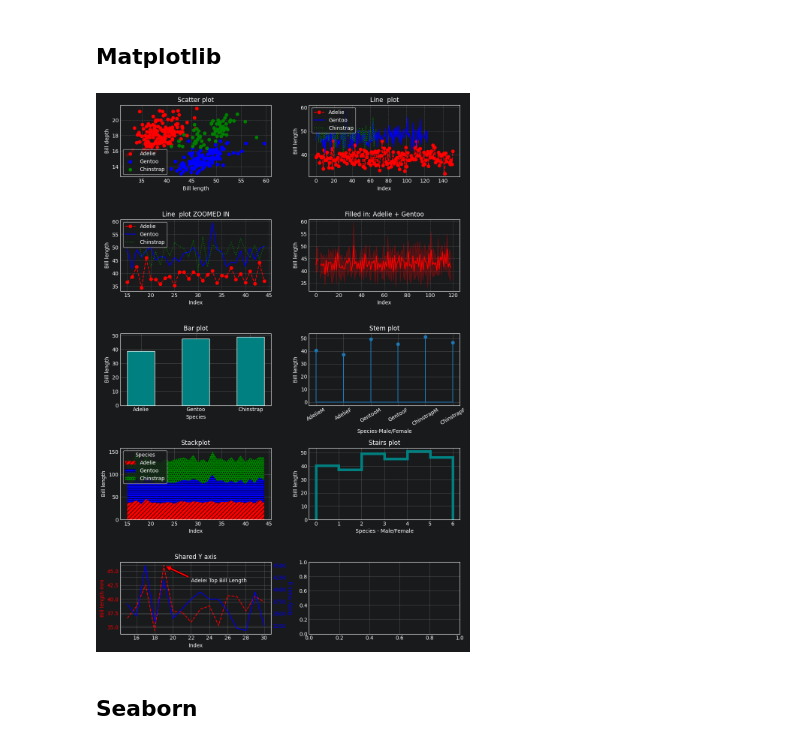
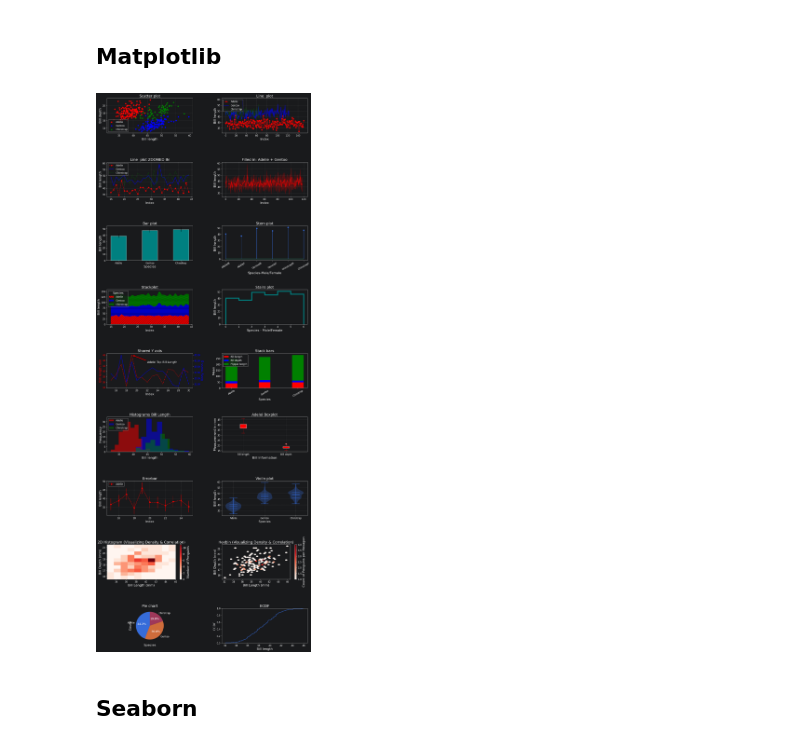
Before and after one commit to carlosjesuscaro/data_analysis_summary, a Jupyter notebook: Visualizations.ipynb, the cells around one changed output. Saved outputs shown, nothing was run; the diff lists cells and outputs as text; code cells hidden in the pictures.

```diff
--- a/Visualizations.ipynb
+++ b/Visualizations.ipynb
@@ -34,7 +44,14 @@ adelei = data[data.species == 'Adelie']
 gentoo = data[data.species == 'Gentoo']
 chinstrap = data[data.species == 'Chinstrap']
 
-fig, ax = plt.subplots(5, 2, figsize=(10,15))
+plt.rc('font', size=14)          # Controls default text sizes
+plt.rc('axes', titlesize=18)     # Size of the subplot titles
+plt.rc('axes', labelsize=16)     # Size of the x and y labels
+plt.rc('xtick', labelsize=12)    # Size of the tick labels
+plt.rc('ytick', labelsize=12)    # Size of the tick labels
+plt.rc('legend', fontsize=12)    # Legend text size
+
+fig, ax = plt.subplots(9, 2, figsize=(16, 40))
 
 # Scatter plot
 ax[0, 0].scatter(adelei.bill_length_mm, adelei.bill_depth_mm, color='red', label='Adelie')
@@ -80,18 +97,20 @@ ax[1, 1].grid(True, linestyle='--', which='major', axis='both')
 
 # Bar plot (X vs. Height)
 species = ['Adelie', 'Gentoo', 'Chinstrap']
-bill_length = [adelei.bill_length_mm.mean(), gentoo.bill_length_mm.mean(), chinstrap.bill_length_mm.mean()]
-ax[2, 0].bar(species, bill_length, color='teal', edgecolor='white', width=0.5)
+bill_length_mean = [adelei.bill_length_mm.mean(), gentoo.bill_length_mm.mean(), chinstrap.bill_length_mm.mean()]
+bill_length_std = [adelei.bill_length_mm.std(), gentoo.bill_length_mm.std(), chinstrap.bill_length_mm.std()]
+ax[2, 0].bar(species, bill_length_mean, color='teal', edgecolor='white', width=0.5, yerr=bill_length_std)
 ax[2, 0].set_title('Bar plot')
 ax[2, 0].set_xlabel('Species')
 ax[2, 0].set_ylabel('Bill length')
 
 # Stem plot (useful when there are too many categorical variables)
-species = ['AdelieM', 'AdelieF', 'GentooM', 'GentooF', 'ChinstrapM', 'ChinstrapF']
+species_sex = ['AdelieM', 'AdelieF', 'GentooM', 'GentooF', 'ChinstrapM', 'ChinstrapF']
 bill_length_sex = [adelei.query('sex == "male"').bill_length_mm.mean(), adelei.query('sex == "female"').bill_length_mm.mean(), gentoo.query('sex == "male"').bill_length_mm.mean(), gentoo.query('sex == "female"').bill_length_mm.mean(), chinstrap.query('sex == "male"').bill_length_mm.mean(), chinstrap.query('sex == "female"').bill_length_mm.mean()]
-ax[2, 1].stem(species, bill_length_sex)
+ax[2, 1].stem(species_sex, bill_length_sex)
 ax[2, 1].set_title('Stem plot')
-ax[2, 1].set_xticklabels(species, rotation=30)
+ax[2, 1].set_xticks(range(len(species_sex)))
+ax[2, 1].set_xticklabels(species_sex, rotation=30)
 ax[2, 1].set_xlabel('Species-Male/Female')
 ax[2, 1].set_ylabel('Bill length')
 
@@ -99,35 +118,109 @@ ax[2, 1].set_ylabel('Bill length')
 bill_zoom_matrix = np.vstack([adelei['bill_length_mm'].iloc[15:45], gentoo['bill_length_mm'].iloc[15:45], chinstrap['bill_length_mm'].iloc[15:45]])
 ax[3, 0].stackplot(zoomed_in, bill_zoom_matrix, labels=['Adelie', 'Gentoo', 'Chinstrap'], baseline='zero', colors=['red', 'blue', 'green'], hatch=['///', '---', '...'])
 ax[3, 0].set_title('Stackplot')
 ax[3, 0].set_xlabel('Index')
 ax[3, 0].set_ylabel('Bill length')
 ax[3, 0].legend(loc='upper left', title='Species')
 
 # Stairs
 ax[3, 1].stairs(bill_length_sex, linewidth=5, fill=False, color='teal', orientation='vertical')
 ax[3, 1].set_title('Stairs plot')
 ax[3, 1].set_xlabel('Species - Male/Female')
 ax[3, 1].set_ylabel('Bill length')
 
 # Shared Y axis
 zoomed_in = np.arange(15, 31)
 ax[4, 0].plot(zoomed_in, adelei['bill_length_mm'].iloc[15:31], color='red', linestyle='--')
 ax[4, 0].set_title('Shared Y axis')
 ax[4, 0].set_xlabel('Index')
 ax[4, 0].set_ylabel('Bill length mm', color='red')
 ax[4, 0].tick_params(axis='y', labelcolor='red')
 ax[4, 0].annotate('Adelei Top Bill Length', xy=(19, 46), xytext=(22, 43), arrowprops=dict(facecolor='red', shrink=0.05))
 
 ax2 = ax[4, 0].twinx()
 ax2.plot(zoomed_in, adelei['body_mass_g'].iloc[15:31], color='blue', linestyle='-')
 ax2.set_ylabel('Body mass g', color='blue')
 ax2.tick_params(axis='y', labelcolor='blue')
 
+# Stack bars
+ax[4, 1].bar(summary.index, summary['bill_length_mm'], width=0.35, label='Bill length', color='red')
+ax[4, 1].bar(summary.index, summary['bill_depth_mm'], bottom=summary['bill_length_mm'], width=0.35, label='Bill depth', color='blue')
+ax[4, 1].bar(summary.index, summary['flipper_length_mm'], bottom=summary['bill_length_mm'] + summary['bill_depth_mm'], width=0.35, label='Flipper length', color='green')
+ax[4, 1].legend(loc='upper left')
+ax[4, 1].set_title('Stack bars')
+ax[4, 1].set_xticks(range(len(species)))
+ax[4, 1].set_xticklabels(species, rotation=30)
+ax[4, 1].set_xlabel('Species')
+ax[4, 1].set_ylabel('Mean')
 
-plt.tight_layout()
+# Histograms
+ax[5, 0].hist(adelei['bill_length_mm'], bins=10, color='red', alpha=0.5, label='Adelie', histtype='bar')
+ax[5, 0].hist(gentoo['bill_length_mm'], bins=10, color='blue', alpha=0.5, label='Gentoo', histtype='bar')
+ax[5, 0].hist(chinstrap['bill_length_mm'], bins=10, color='green', alpha=0.5, label='Chinstrap', histtype='bar')
+ax[5, 0].legend(loc='upper left')
+ax[5, 0].set_title('Histograms Bill Length')
+ax[5, 0].set_xlabel('Bill length')
+ax[5, 0].set_ylabel('Frequency')
+
+# Boxplot
+ax[5, 1].boxplot([adelei['bill_length_mm'].ffill(), adelei['bill_depth_mm'].ffill()], tick_labels=['Bill length', 'Bill depth'], patch_artist=True, boxprops=dict(facecolor='red'), whiskerprops=dict(color='red'), flierprops=dict(marker='o', markerfacecolor='red', markersize=5), medianprops=dict(color='red'), capprops=dict(color='red'))
+ax[5, 1].set_title('Adelei Boxplot')
+ax[5, 1].set_xlabel('Bill Information')
+ax[5, 1].set_ylabel('Measurement in mm')
+ax[5, 1].grid(True, linestyle='--', which='major', axis='both')
+
+# Errorbar
+ax[6,0].errorbar(np.arange(15, 26), adelei['bill_length_mm'].iloc[15:26], yerr=adelei['bill_length_mm'].iloc[15:26].std(), color='red', linestyle='--', marker='o', label='Adelie')
+ax[6,0].legend(loc='upper left')
+ax[6,0].set_title('Errorbar')
+ax[6,0].set_xlabel('Index')
+ax[6,0].set_ylabel('Bill length')
+ax[6,0].grid(True, linestyle='--', which='major', axis='both')
+
+# Violin plot
+quantiles = [[0, 0.25, 0.5, 0.75, 1], [0, 0.25, 0.5, 0.75, 1], [0, 0.25, 0.5, 0.75, 1]]
+ax[6, 1].violinplot([adelei['bill_length_mm'].ffill(), gentoo['bill_length_mm'].ffill(), chinstrap['bill_length_mm'].ffill()], showmeans=True, showmedians=True, showextrema=True, quantiles=quantiles)
+ax[6, 1].set_title('Violin plot')
+ax[6, 1].set_xlabel('Species')
+ax[6, 1].set_ylabel('Bill length')
+ax[6, 1].grid(True, linestyle='--', which='major', axis='both')
+ax[6, 1].set_xticks([1, 2, 3])
+ax[6, 1].set_xticklabels(['Adelie', 'Gentoo', 'Chinstrap'])
+
+# Histogram 2D
+counts, xedges, yedges, im = ax[7, 0].hist2d(adelei['bill_length_mm'].ffill(), adelei['bill_depth_mm'].ffill(), bins=10, cmap='Reds')
+fig.colorbar(im, ax=ax[7, 0], label='Number of Penguins')
+ax[7, 0].set_title('2D Histogram (Visualizing Density & Correlation)')
+ax[7, 0].set_xlabel('Bill Length (mm)')
+ax[7, 0].set_ylabel('Bill Depth (mm)')
+
+# Hexbin
+# counts, xedges, yedges, im = ax[7, 1].hexbin(adelei['bill_length_mm'].ffill(), adelei['bill_depth_mm'].ffill(), bins=10, cmap='Reds')
+# fig.colorbar(im, ax=ax[7, 1], label='Number of Penguins')
+hb = ax[7, 1].hexbin(adelei['bill_length_mm'].ffill(), adelei['bill_depth_mm'].ffill(), gridsize=30, cmap='Reds', mincnt=1)
+fig.colorbar(hb, ax=ax[7,1], label='Count of Penguins per Hexagon')
+ax[7, 1].set_title('Hexbin (Visualizing Density & Correlation)')
+ax[7, 1].set_xlabel('Bill Length (mm)')
+ax[7, 1].set_ylabel('Bill Depth (mm)')
+
+# Pie chart
+species_count = data.species.value_counts()
+ax[8, 0].pie(species_count, labels=species_count.index, autopct='%1.1f%%', startangle=90)
+ax[8, 0].set_title('Pie chart')
+ax[8, 0].set_xlabel('Species')
+ax[8, 0].set_ylabel('Count')
+
+# ECDF
+ax[8, 1].ecdf(adelei['bill_length_mm'].ffill(), label='Adelie')
+ax[8, 1].set_title('ECDF')
+ax[8, 1].set_xlabel('Bill length')
+ax[8, 1].set_ylabel('ECDF')
+
+
+plt.tight_layout(pad=3.0, h_pad=4.0, w_pad=3.0)
 plt.show()
 # %% [output]
-[figure, old version]
+[figure, new version]
 # %% [markdown]
 ## Seaborn
 # %% [markdown]
```
Also changed, not shown: parts of 14 cells of this notebook.
